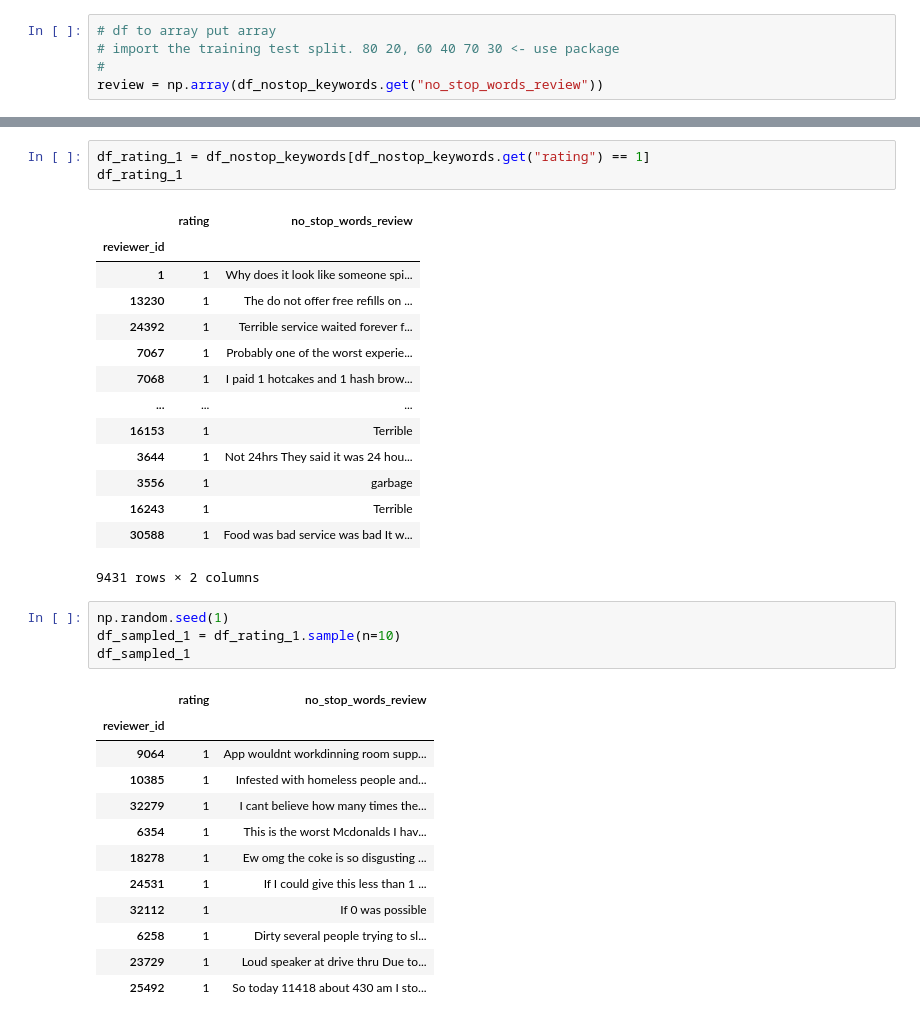
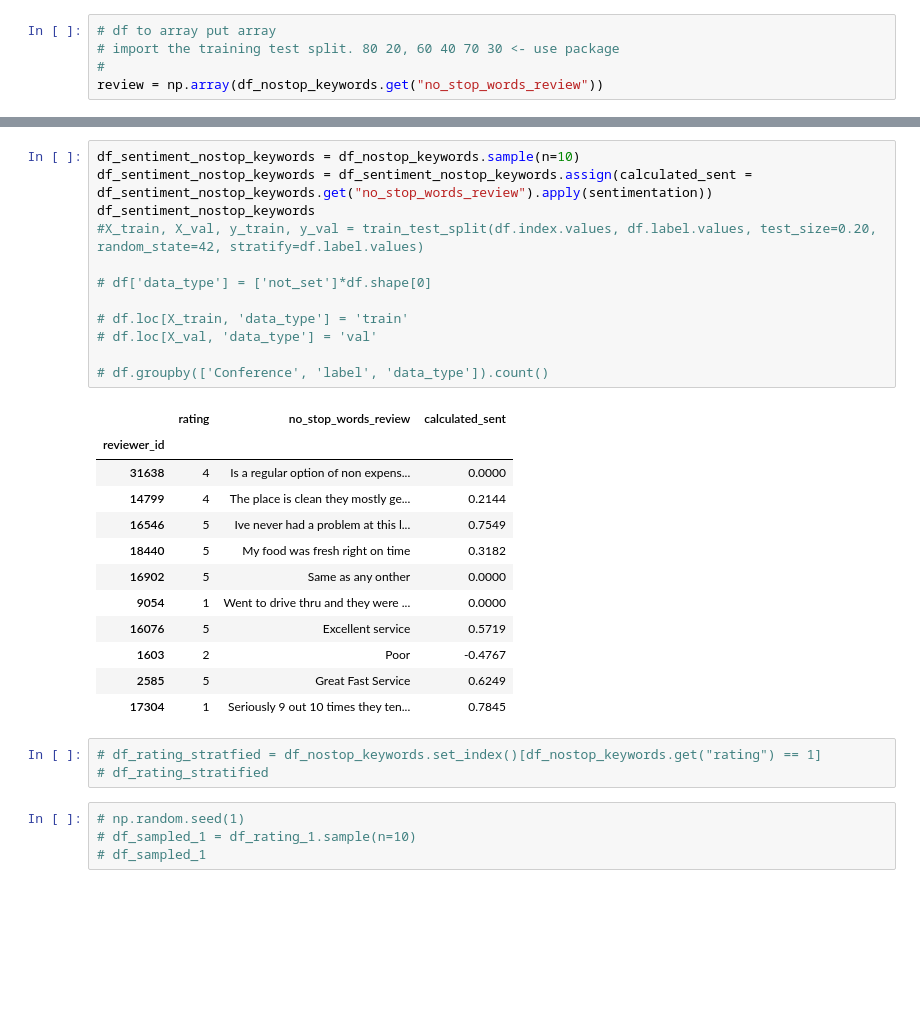
Before and after one commit to niannianwang/Applying-BERT-in-predicting-customer-review-rating-for-future-labeling, a Jupyter notebook: notebook.ipynb, the cells around one changed output, grey strips where cells are left out. Drawn from its saved outputs; the diff is of its cells as text; blank space fills up the shorter version.

```diff
--- a/notebook.ipynb
+++ b/notebook.ipynb
@@ -157,36 +153,33 @@ TypeError: 'function' object is not subscriptable
+# %%
+df_sentiment_nostop_keywords = df_nostop_keywords.sample(n=10)
+df_sentiment_nostop_keywords = df_sentiment_nostop_keywords.assign(calculated_sent = df_sentiment_nostop_keywords.get("no_stop_words_review").apply(sentimentation))
+df_sentiment_nostop_keywords
+#X_train, X_val, y_train, y_val = train_test_split(df.index.values, df.label.values, test_size=0.20, random_state=42, stratify=df.label.values)
+
+# df['data_type'] = ['not_set']*df.shape[0]
+
+# df.loc[X_train, 'data_type'] = 'train'
+# df.loc[X_val, 'data_type'] = 'val'
+
+# df.groupby(['Conference', 'label', 'data_type']).count()
+# %% [output]
+|  | rating | no_stop_words_review | calculated_sent |
+| reviewer_id |  |  |  |
+| 31638 | 4 | Is a regular option of non expens... | 0.0000 |
+| 14799 | 4 | The place is clean they mostly ge... | 0.2144 |
+| 16546 | 5 | Ive never had a problem at this l... | 0.7549 |
+| 18440 | 5 | My food was fresh right on time | 0.3182 |
+| 16902 | 5 | Same as any onther | 0.0000 |
+| 9054 | 1 | Went to drive thru and they were ... | 0.0000 |
+| 16076 | 5 | Excellent service | 0.5719 |
+| 1603 | 2 | Poor | -0.4767 |
+| 2585 | 5 | Great Fast Service | 0.6249 |
+| 17304 | 1 | Seriously 9 out 10 times they ten... | 0.7845 |
 # %%
-df_rating_1 = df_nostop_keywords[df_nostop_keywords.get("rating") == 1]
-df_rating_1
+# df_rating_stratfied = df_nostop_keywords.set_index()[df_nostop_keywords.get("rating") == 1]
+# df_rating_stratified
-# %% [output]
-|  | rating | no_stop_words_review |
-| reviewer_id |  |  |
-| 1 | 1 | Why does it look like someone spi... |
-| 13230 | 1 | The do not offer free refills on ... |
-| 24392 | 1 | Terrible service waited forever f... |
-| 7067 | 1 | Probably one of the worst experie... |
-| 7068 | 1 | I paid 1 hotcakes and 1 hash brow... |
-| ... | ... | ... |
-| 16153 | 1 | Terrible |
-| 3644 | 1 | Not 24hrs They said it was 24 hou... |
-| 3556 | 1 | garbage |
-| 16243 | 1 | Terrible |
-| 30588 | 1 | Food was bad service was bad It w... |
-9431 rows × 2 columns
 # %%
-np.random.seed(1)
-df_sampled_1 = df_rating_1.sample(n=10)
-df_sampled_1
+# np.random.seed(1)
+# df_sampled_1 = df_rating_1.sample(n=10)
+# df_sampled_1
-# %% [output]
-|  | rating | no_stop_words_review |
-| reviewer_id |  |  |
-| 9064 | 1 | App wouldnt workdinning room supp... |
-| 10385 | 1 | Infested with homeless people and... |
-| 32279 | 1 | I cant believe how many times the... |
-| 6354 | 1 | This is the worst Mcdonalds I hav... |
-| 18278 | 1 | Ew omg the coke is so disgusting ... |
-| 24531 | 1 | If I could give this less than 1 ... |
-| 32112 | 1 | If 0 was possible |
-| 6258 | 1 | Dirty several people trying to sl... |
-| 23729 | 1 | Loud speaker at drive thru Due to... |
-| 25492 | 1 | So today 11418 about 430 am I sto... |
 # %%
```
Also changed, not shown: parts of 7 cells of this notebook.
